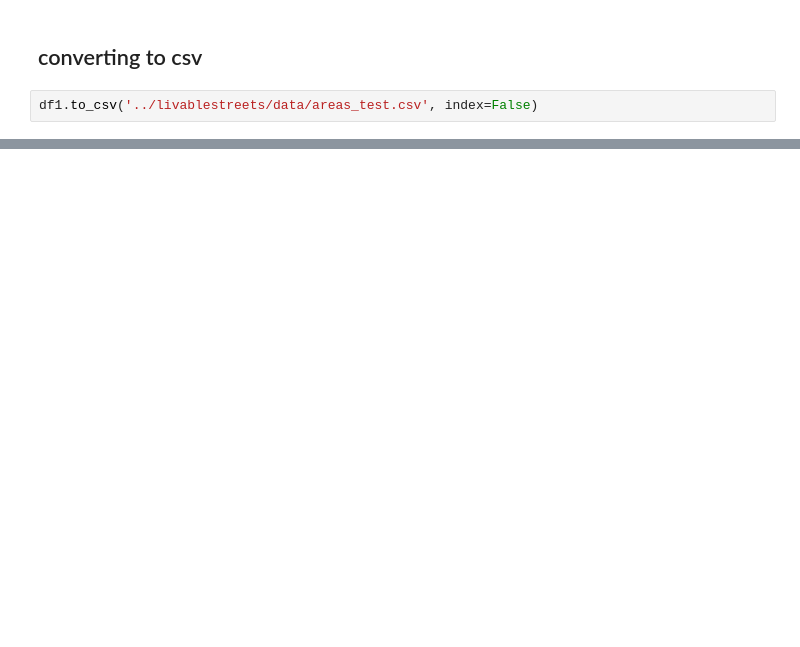
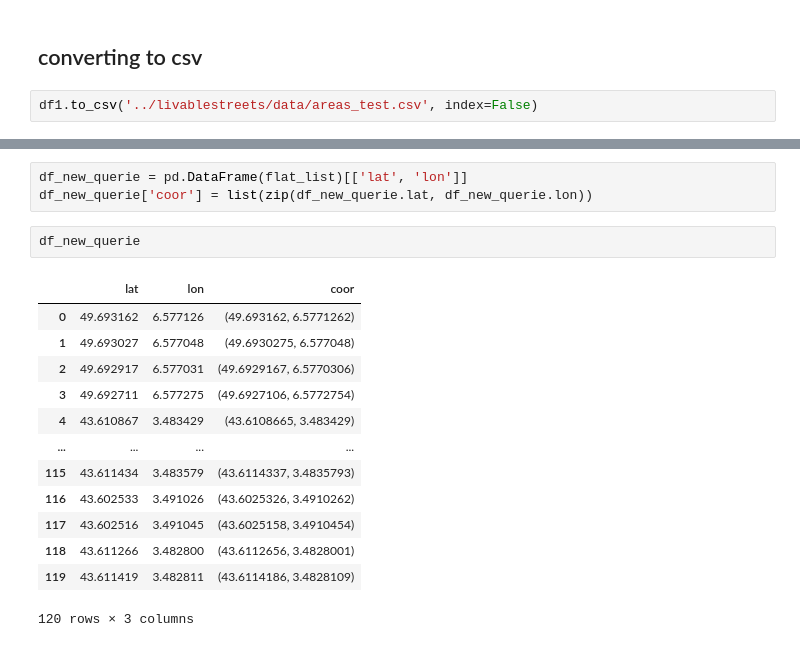
Before and after one commit to chvieira2/livablestreets, a Jupyter notebook: notebooks/Laia_overpassAPI.ipynb, the cells around one changed output, grey strips where cells are left out. Saved outputs shown, nothing was run; the diff lists cells and outputs as text; blank space fills up the shorter version.

```diff
--- a/notebooks/Laia_overpassAPI.ipynb
+++ b/notebooks/Laia_overpassAPI.ipynb
@@ -608,0 +523,19 @@ df1.to_csv('../livablestreets/data/areas_test.csv', index=False)
+# %%
+df_new_querie = pd.DataFrame(flat_list)[['lat', 'lon']]
+df_new_querie['coor'] = list(zip(df_new_querie.lat, df_new_querie.lon))
+# %%
+df_new_querie
+# %% [output]
+|  | lat | lon | coor |
+| 0 | 49.693162 | 6.577126 | (49.693162, 6.5771262) |
+| 1 | 49.693027 | 6.577048 | (49.6930275, 6.577048) |
+| 2 | 49.692917 | 6.577031 | (49.6929167, 6.5770306) |
+| 3 | 49.692711 | 6.577275 | (49.6927106, 6.5772754) |
+| 4 | 43.610867 | 3.483429 | (43.6108665, 3.483429) |
+| ... | ... | ... | ... |
+| 115 | 43.611434 | 3.483579 | (43.6114337, 3.4835793) |
+| 116 | 43.602533 | 3.491026 | (43.6025326, 3.4910262) |
+| 117 | 43.602516 | 3.491045 | (43.6025158, 3.4910454) |
+| 118 | 43.611266 | 3.482800 | (43.6112656, 3.4828001) |
+| 119 | 43.611419 | 3.482811 | (43.6114186, 3.4828109) |
+120 rows × 3 columns
```
Also changed, not shown: parts of 33 cells of this notebook, 11 other files.
